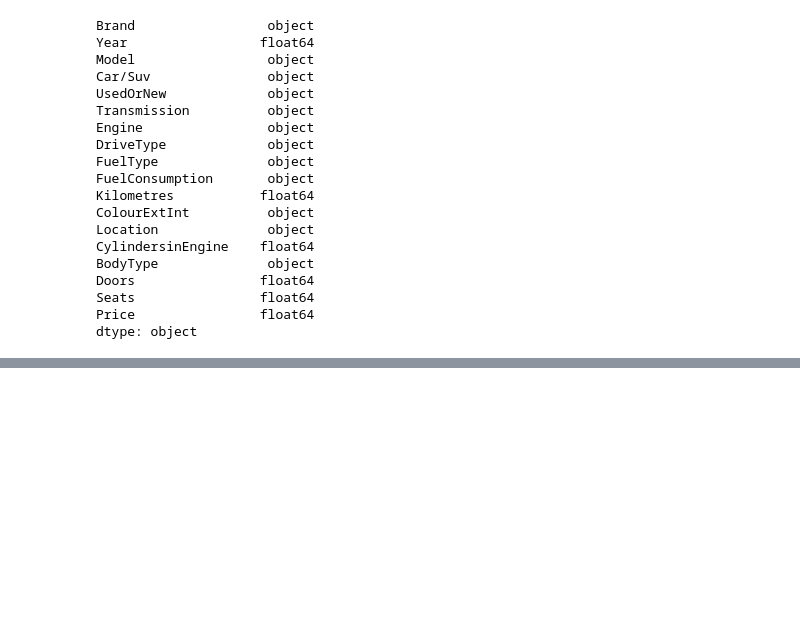
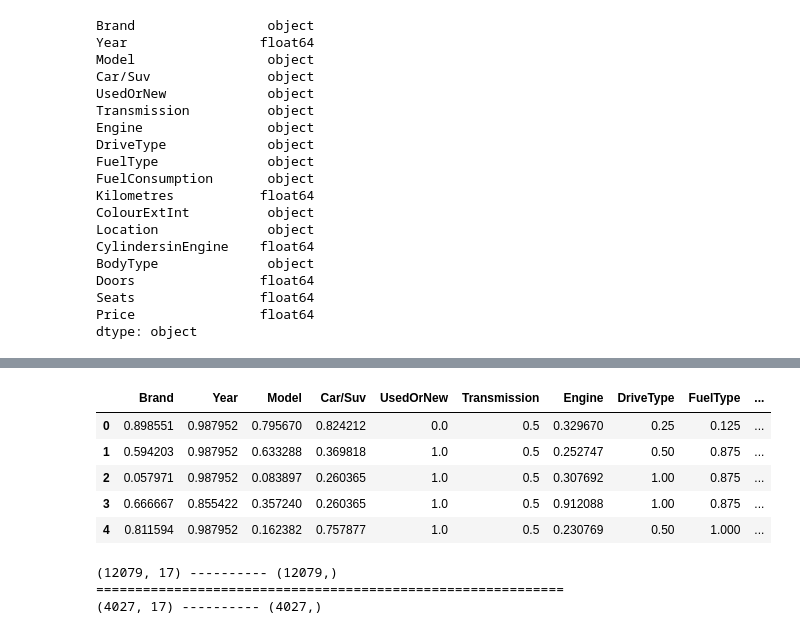
Before and after one commit to Venchislav/Neural-Networks, a Jupyter notebook: main.ipynb, the cells around one changed output, grey strips where cells are left out. Drawn from its saved outputs; the diff is of its cells as text; code cells hidden in the pictures; blank space fills up the shorter version.

```diff
--- a/main.ipynb
+++ b/main.ipynb
@@ -357,0 +385,17 @@ dtype: object
+# %%
+scaler = MinMaxScaler((0, 1))
+
+cols = df.columns
+# %%
+df = scaler.fit_transform(df)
+# %%
+df = pd.DataFrame(df, columns=cols)
+# %%
+df.head()
+# %% [output]
+|  | Brand | Year | Model | Car/Suv | UsedOrNew | Transmission | Engine | DriveType | FuelType | ... |
+| 0 | 0.898551 | 0.987952 | 0.795670 | 0.824212 | 0.0 | 0.5 | 0.329670 | 0.25 | 0.125 | ... |
+| 1 | 0.594203 | 0.987952 | 0.633288 | 0.369818 | 1.0 | 0.5 | 0.252747 | 0.50 | 0.875 | ... |
+| 2 | 0.057971 | 0.987952 | 0.083897 | 0.260365 | 1.0 | 0.5 | 0.307692 | 1.00 | 0.875 | ... |
+| 3 | 0.666667 | 0.855422 | 0.357240 | 0.260365 | 1.0 | 0.5 | 0.912088 | 1.00 | 0.875 | ... |
+| 4 | 0.811594 | 0.987952 | 0.162382 | 0.757877 | 1.0 | 0.5 | 0.230769 | 0.50 | 1.000 | ... |
@@ -357,0 +409,8 @@ dtype: object
+# %%
+print(X_train.shape, '-'*10, y_train.shape)
+print('=' * 60)
+print(X_test.shape, '-'*10, y_test.shape)
+# %% [output]
+(12079, 17) ---------- (12079,)
+============================================================
+(4027, 17) ---------- (4027,)
```
Also changed, not shown: parts of 8 cells of this notebook.
